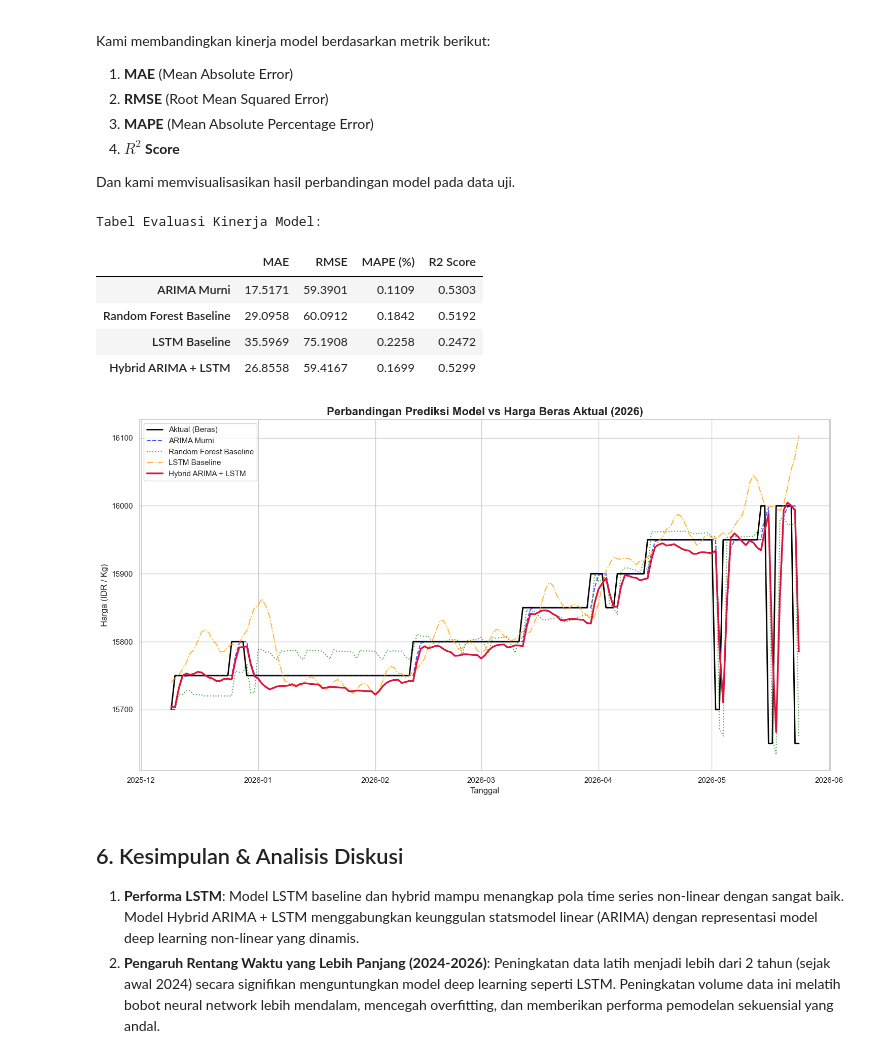
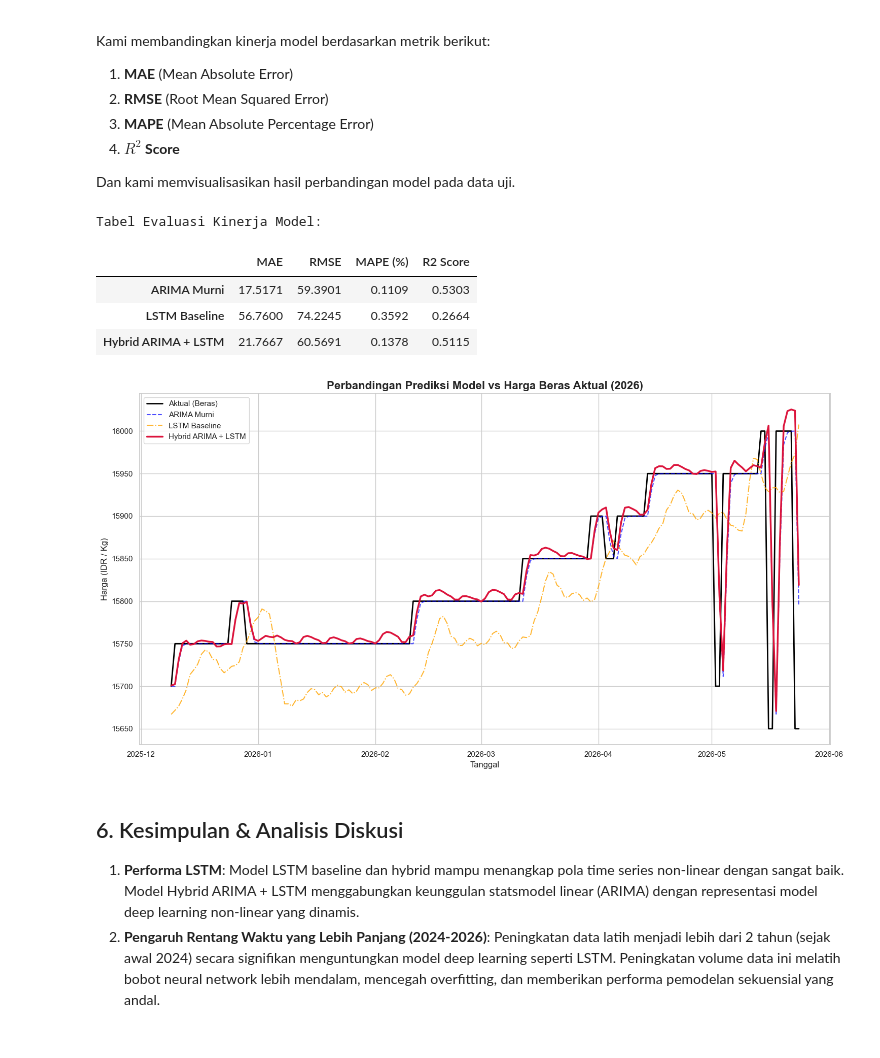
Before and after one commit to raflyherdianto/capstone-pijak, a Jupyter notebook: eksplorasi-model/Eksplorasi_LSTM.ipynb, the cells around one changed output. Cells and saved outputs as stored; diff of their text form; code cells hidden in the pictures.

Commit message:
refactor: Remove Random Forest, keep only LSTM Baseline & Hybrid ARIMA+LSTM

```diff
--- a/eksplorasi-model/Eksplorasi_LSTM.ipynb
+++ b/eksplorasi-model/Eksplorasi_LSTM.ipynb
@@ -371,12 +371,6 @@ df_test_eval = df_test.iloc[time_steps:].copy()
 # Pasang hasil prediksi ke dataframe evaluasi
 df_test_eval['lstm_baseline_pred'] = lstm_baseline_pred.flatten()
 df_test_eval['hybrid_pred'] = df_test_eval['arima_pred'] + lstm_residual_pred.flatten()
-
-# Latih Random Forest Baseline sebagai pembanding tambahan (sama seperti di template asli)
-from sklearn.ensemble import RandomForestRegressor
-rf_baseline = RandomForestRegressor(n_estimators=100, random_state=42)
-rf_baseline.fit(df_train[features], df_train['Price'])
-df_test_eval['rf_baseline_pred'] = rf_baseline.predict(df_test_eval[features])
 # %% [markdown]
 ## 5. Model Evaluation
 Kami membandingkan kinerja model berdasarkan metrik berikut:
@@ -395,13 +389,11 @@ def evaluate_predictions(y_true, y_pred):
     return {'MAE': mae, 'RMSE': rmse, 'MAPE (%)': mape, 'R2 Score': r2}
 
 metrics_arima = evaluate_predictions(df_test_eval['Price'], df_test_eval['arima_pred'])
-metrics_rf = evaluate_predictions(df_test_eval['Price'], df_test_eval['rf_baseline_pred'])
 metrics_lstm = evaluate_predictions(df_test_eval['Price'], df_test_eval['lstm_baseline_pred'])
 metrics_hybrid = evaluate_predictions(df_test_eval['Price'], df_test_eval['hybrid_pred'])
 
 df_metrics = pd.DataFrame({
     'ARIMA Murni': metrics_arima,
-    'Random Forest Baseline': metrics_rf,
     'LSTM Baseline': metrics_lstm,
     'Hybrid ARIMA + LSTM': metrics_hybrid
 }).T
@@ -412,26 +404,24 @@ df_metrics.round(4)
 Tabel Evaluasi Kinerja Model:
 |  | MAE | RMSE | MAPE (%) | R2 Score |
 | ARIMA Murni | 17.5171 | 59.3901 | 0.1109 | 0.5303 |
-| Random Forest Baseline | 29.0958 | 60.0912 | 0.1842 | 0.5192 |
-| LSTM Baseline | 35.5969 | 75.1908 | 0.2258 | 0.2472 |
-| Hybrid ARIMA + LSTM | 26.8558 | 59.4167 | 0.1699 | 0.5299 |
+| LSTM Baseline | 56.7600 | 74.2245 | 0.3592 | 0.2664 |
+| Hybrid ARIMA + LSTM | 21.7667 | 60.5691 | 0.1378 | 0.5115 |
 # %%
 # Visualisasi hasil prediksi
 plt.figure(figsize=(15, 8))
 plt.plot(df_test_eval.index, df_test_eval['Price'], label='Aktual (Beras)', color='black', linewidth=2)
 plt.plot(df_test_eval.index, df_test_eval['arima_pred'], label='ARIMA Murni', color='blue', linestyle='--', alpha=0.7)
-plt.plot(df_test_eval.index, df_test_eval['rf_baseline_pred'], label='Random Forest Baseline', color='green', linestyle=':', alpha=0.7)
 plt.plot(df_test_eval.index, df_test_eval['lstm_baseline_pred'], label='LSTM Baseline', color='orange', linestyle='-.', alpha=0.8)
 plt.plot(df_test_eval.index, df_test_eval['hybrid_pred'], label='Hybrid ARIMA + LSTM', color='crimson', linewidth=2.5)
 
 plt.title('Perbandingan Prediksi Model vs Harga Beras Aktual (2026)', fontsize=16, fontweight='bold')
 plt.xlabel('Tanggal', fontsize=12)
 plt.ylabel('Harga (IDR / Kg)', fontsize=12)
 plt.legend(fontsize=11)
 plt.tight_layout()
 plt.show()
 # %% [output]
-[figure, old version]
+[figure, new version]
 # %% [markdown]
 ## 6. Kesimpulan & Analisis Diskusi
 1. **Performa LSTM**: Model LSTM baseline dan hybrid mampu menangkap pola time series non-linear dengan sangat baik. Model Hybrid ARIMA + LSTM menggabungkan keunggulan statsmodel linear (ARIMA) dengan representasi model deep learning non-linear yang dinamis.
```
Also changed, not shown: parts of 1 cell of this notebook.
